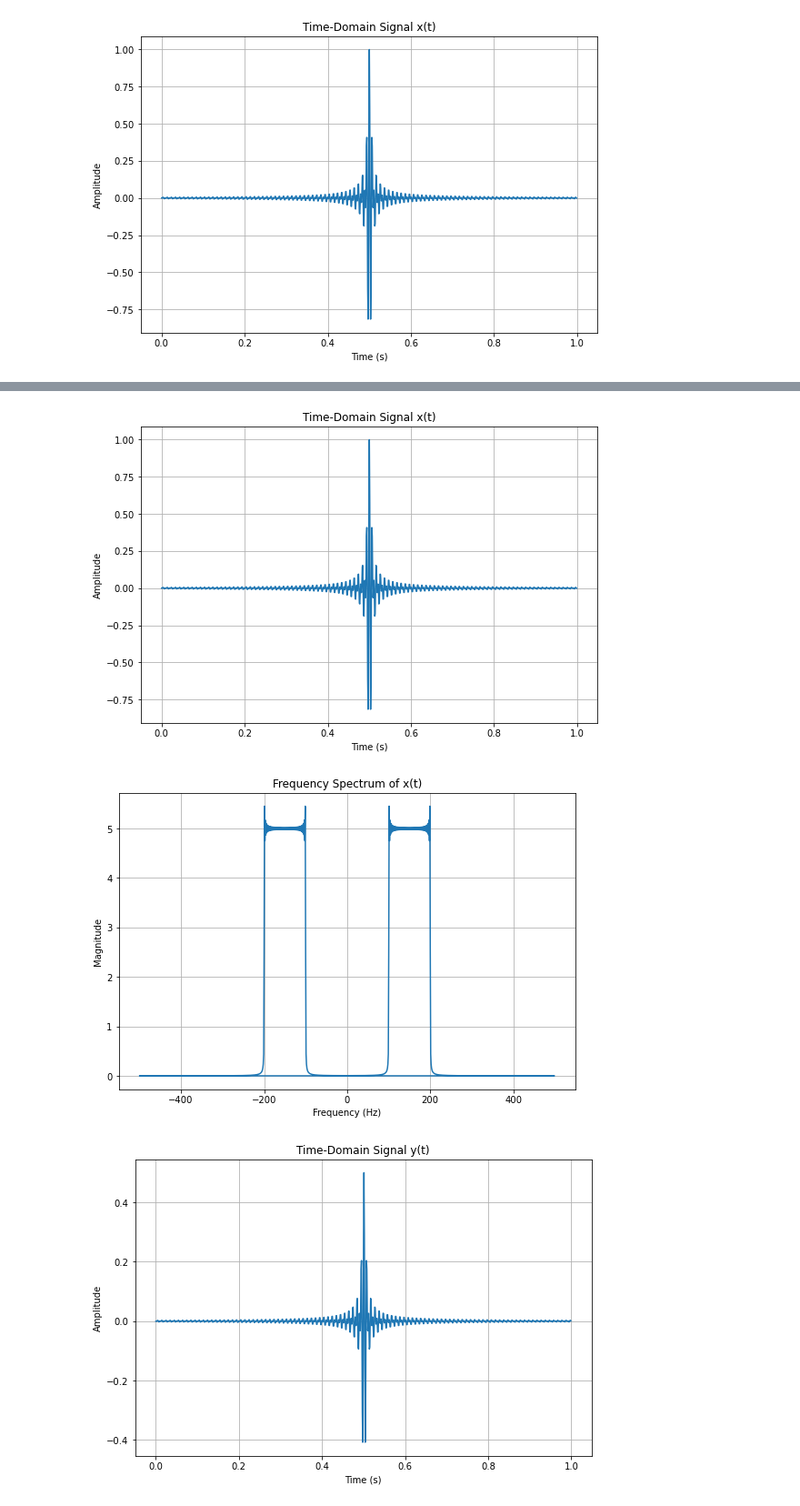
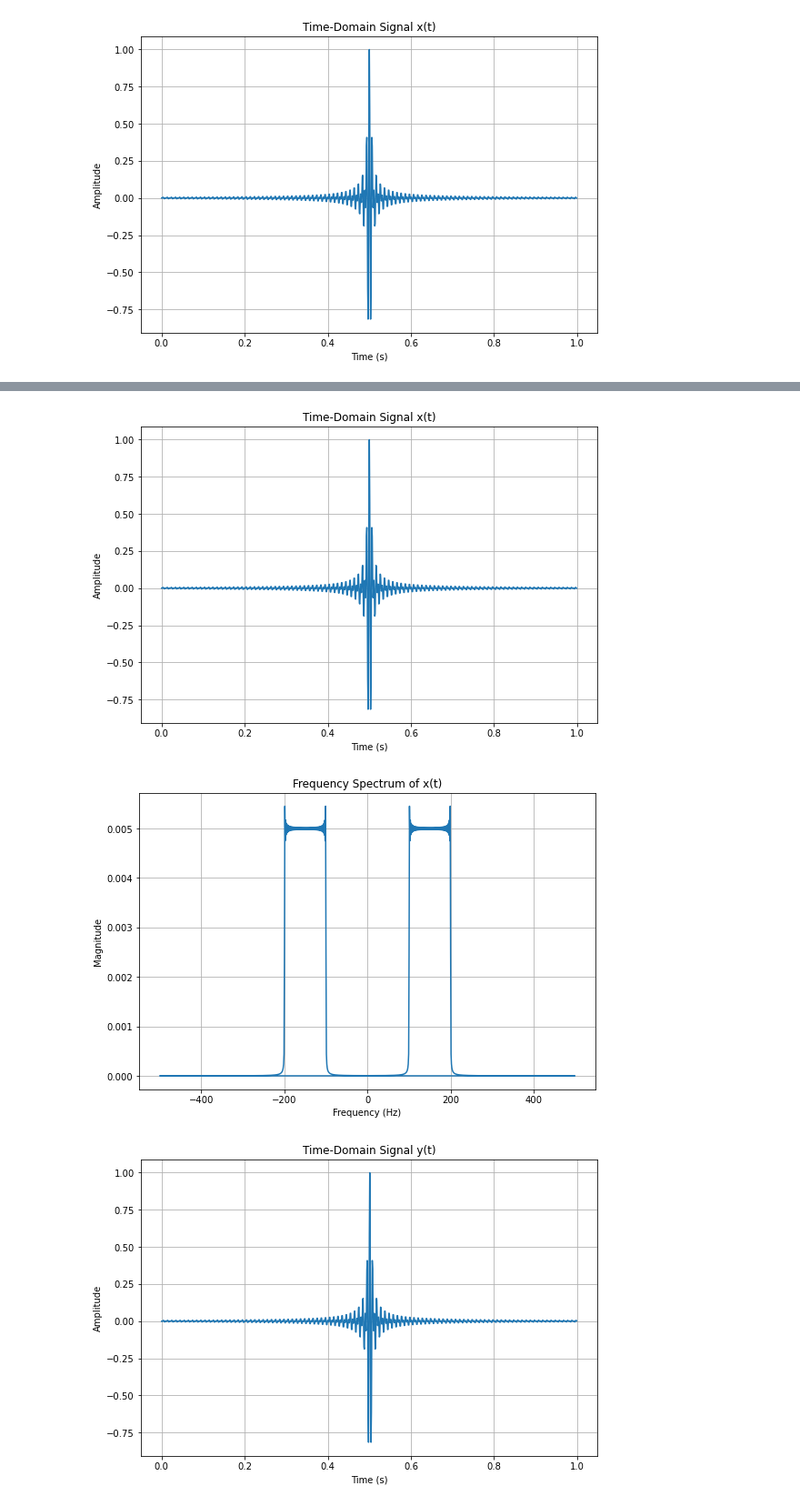
Before and after one commit to Everloom-129/ECE459_Communication_System_Project, a Jupyter notebook: PJ3/BPF.ipynb, the cells around one changed output, grey strips where cells are left out. Shown: that part at 91% size. Drawn from its saved outputs; the diff is of its cells as text; code cells hidden in the pictures.

```diff
--- a/PJ3/BPF.ipynb
+++ b/PJ3/BPF.ipynb
@@ -128,11 +131,11 @@ from scipy.fft import fft
 # Define the parameters
 Fs = 1000  # Sampling frequency in Hz
 T = 1  # Duration of the signal in seconds
-B = 50  # Bandwidth in Hz (B > Bc)
+B = 100  # Bandwidth in Hz (B > Bc)
 t = np.linspace(0, T, int(Fs * T), endpoint=False)  # Time vector
 
 # Generate a pulse signal with bandwidth B
-x = np.sinc(2 * B * (t - T / 2)) * np.cos(2 * np.pi * 150 * t) # Sinc pulse
+x = np.sinc(100 * (t - T / 2)) * np.cos(2 * np.pi * 150 * t) # Sinc pulse
 
 # Plot the time-domain signal of x(t)
 plt.figure(figsize=(9, 6))
@@ -147,7 +150,7 @@ x_time_domain_image_path = 'x_time_domain_B_gt_Bc.png'
 plt.savefig(x_time_domain_image_path)
 
 # Compute the spectrum of x(t)
-X = fft(x)
+X = fft(x)/Fs
 
 # Define the frequency axis
 f = np.fft.fftfreq(len(t), 1 / Fs)
@@ -165,41 +168,43 @@ x_frequency_domain_image_path = 'x_freq_domain_B_gt_Bc.png'
 plt.savefig(x_frequency_domain_image_path)
 
 # Calculate the impulse response of the ideal low-pass filter
-Bc = 100  # Cutoff frequency (choose a value less than B)
-h_lp = 2 * Bc * np.sinc(2 * Bc * (t - T / 2)) * np.cos(2 * np.pi * 150 * t)
+Bc = 200  # Cutoff frequency (choose a value less than B)
+h_lp = 2* Bc * np.sinc(Bc * (t - T / 2)) * np.cos(2 * np.pi * 150 * t)
 
 # Convolve x(t) with the impulse response to obtain y(t)
 y = np.convolve(x, h_lp, 'same')
-y = y / len(y)  # Normalize by dividing by the number of data points
+y = y / Fs  # Normalize by dividing by the number of data points
 
 # Plot the time-domain signal of y(t)
 plt.figure(figsize=(9, 6))
 plt.plot(t, y)
 plt.title("Time-Domain Signal y(t)")
 plt.xlabel("Time (s)")
 plt.ylabel("Amplitude")
 plt.grid(True)
 
 # Save the time domain picture of y(t) to a folder
 y_time_domain_image_path = 'y_time_domain_B_gt_Bc.png'
 plt.savefig(y_time_domain_image_path)
 
 # Compute the spectrum of y(t)
 Y = fft(y)
 
 # Plot the frequency spectrum of y(t)
 plt.figure(figsize=(9, 6))
 plt.plot(f, np.abs(Y))
 plt.title("Frequency Spectrum of y(t)")
 plt.xlabel("Frequency (Hz)")
 plt.ylabel("Magnitude")
 plt.grid(True)
 
+# Save the frequency domain picture of y(t) to a folder
 y_frequency_domain_image_path = 'y_freq_domain_B_gt_Bc.png'
 plt.savefig(y_frequency_domain_image_path)
 
+# Display the images
 plt.show()
 # %% [output]
 [figure]
-[figure, old version]
+[figure, new version]
-[figure, old version]
+[figure, new version]
```
Also changed, not shown: parts of 8 cells of this notebook, 1 other file.
